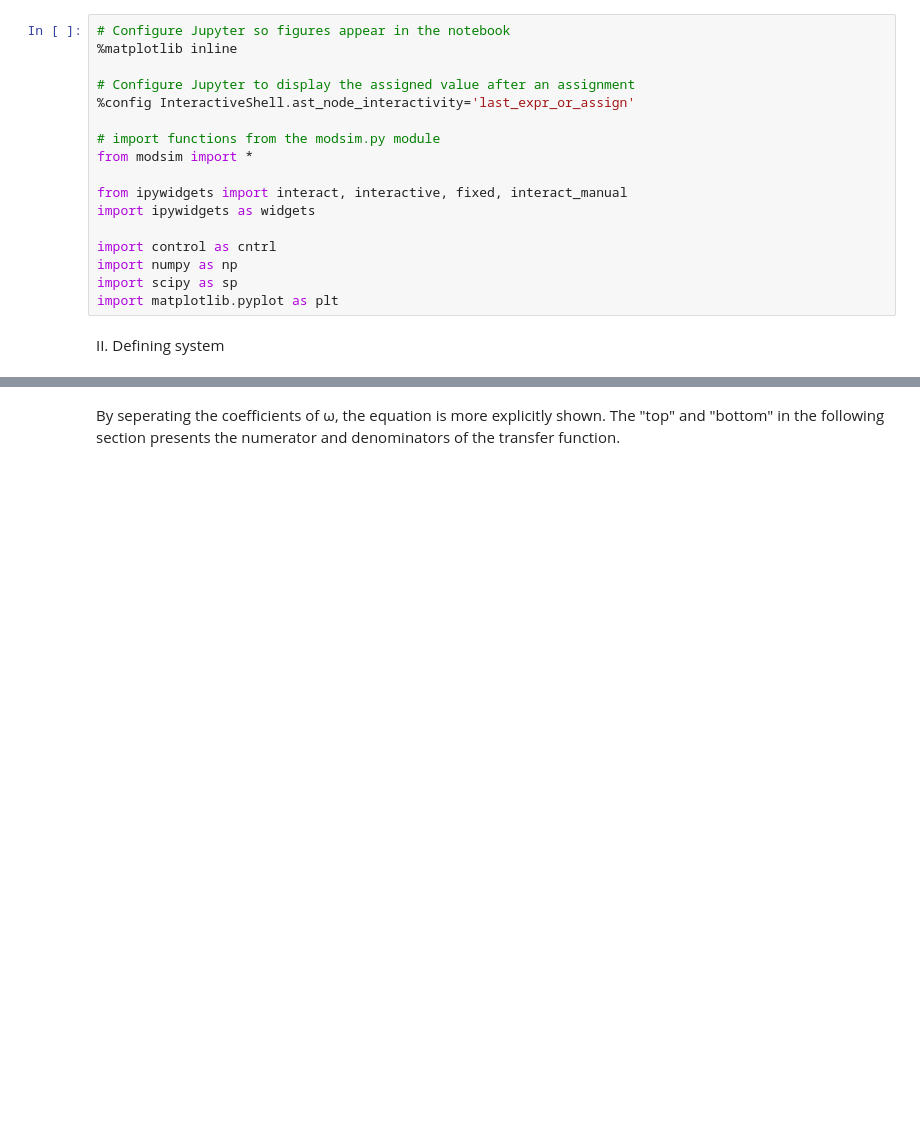
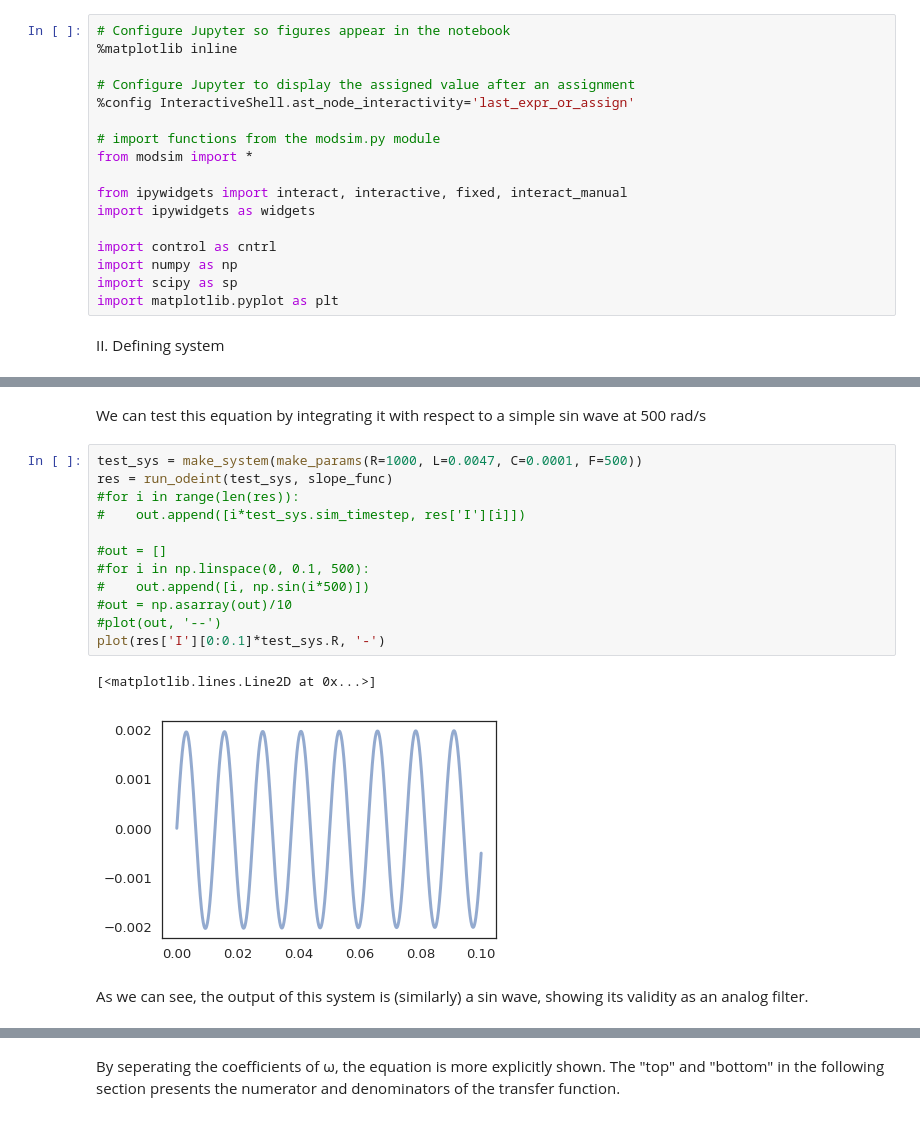
Before and after one commit to solomondg/ModSim_Proj2, a Jupyter notebook: notebook.ipynb, the cells around one changed output, grey strips where cells are left out. Saved outputs shown, nothing was run; the diff lists cells and outputs as text; blank space fills up the shorter version.

```diff
--- a/notebook.ipynb
+++ b/notebook.ipynb
@@ -102,0 +102,19 @@ $\frac{V_o}{V_i}=\frac{(ω^2)RC}{\sqrt{(1-ω^2LC)^2+(ωRC)^2}}$.
+# %% [markdown]
+We can test this equation by integrating it with respect to a simple sin wave at 500 rad/s
+# %%
+test_sys = make_system(make_params(R=1000, L=0.0047, C=0.0001, F=500))
+res = run_odeint(test_sys, slope_func)
+#for i in range(len(res)):
+#    out.append([i*test_sys.sim_timestep, res['I'][i]])
+
+#out = []
+#for i in np.linspace(0, 0.1, 500):
+#    out.append([i, np.sin(i*500)])
+#out = np.asarray(out)/10
+#plot(out, '--')
+plot(res['I'][0:0.1]*test_sys.R, '-')
+# %% [output]
+[<matplotlib.lines.Line2D at 0x...>]
+[figure, added]
+# %% [markdown]
+As we can see, the output of this system is (similarly) a sin wave, showing its validity as an analog filter.
```
Also changed, not shown: parts of 47 cells of this notebook.
